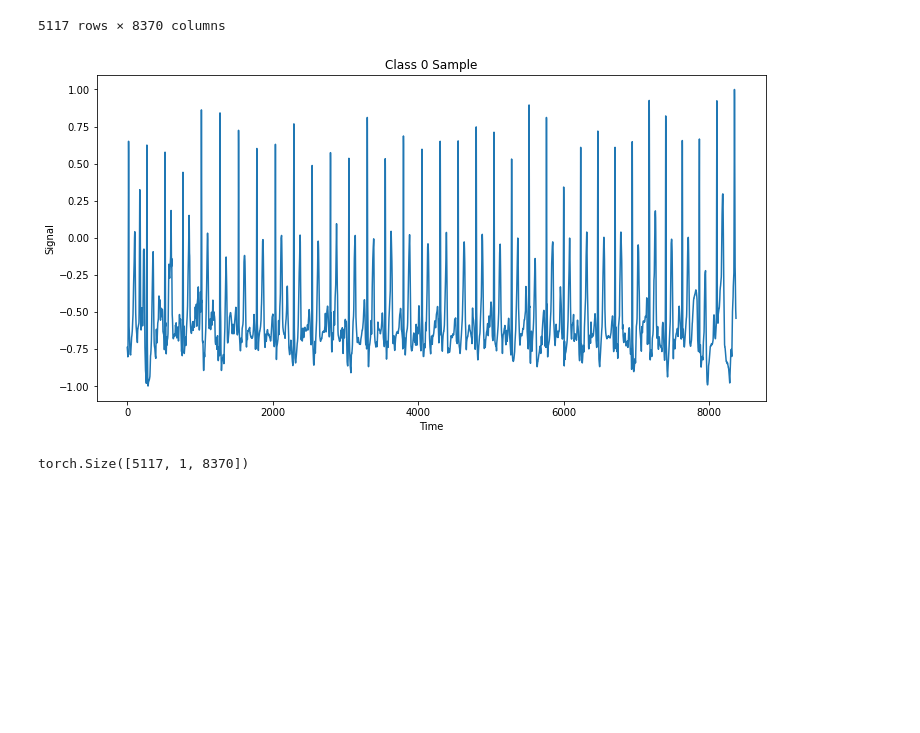
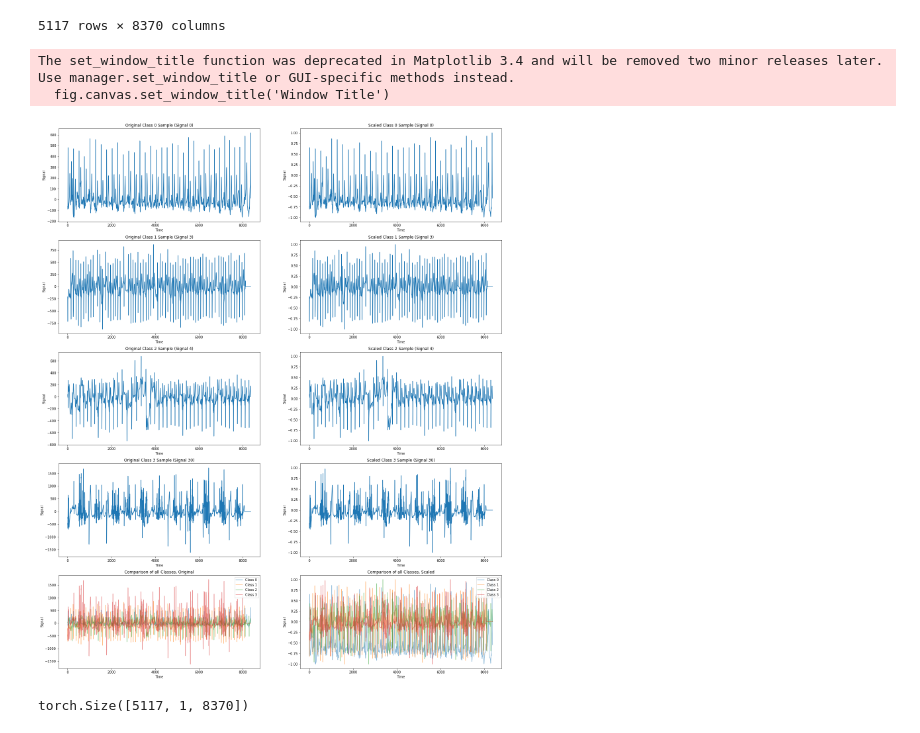
Before and after one commit to smueksch/advanced-machine-learning-tasks, a Jupyter notebook: task-2/auto-encoder/proof-of-concept.ipynb, the cells around one changed output. Saved outputs shown, nothing was run; the diff lists cells and outputs as text; code cells hidden in the pictures; blank space fills up the shorter version.

Commit message:
Fixing scaling preprocessing for AutoEncoder.

```diff
--- a/task-2/auto-encoder/proof-of-concept.ipynb
+++ b/task-2/auto-encoder/proof-of-concept.ipynb
@@ -73,20 +75,48 @@ display(X_train_scaled)
 | 5115 | -0.200000 | -0.190625 | -0.184375 | -0.175000 | -0.168750 | -0.165625 | -0.162500 | -0.156250 | -0.150000 | -0.140625 | ... | ... |
 | 5116 | 0.395462 | 0.202593 | -0.064830 | -0.351702 | -0.580227 | -0.646677 | -0.635332 | -0.505673 | -0.340357 | -0.179903 | ... | ... |
 5117 rows × 8370 columns
-# %%
-# Compare original with auto-encoded signal.
-num_rows = 1
-num_cols = 1
-fig, axs = plt.subplots(num_rows, num_cols, figsize=(12 * num_cols,6 * num_rows))
-
-fig.set_facecolor('white')
-
-axs.plot(list(range(len(X_train_scaled.iloc[0]))), X_train_scaled.iloc[0])
-axs.set(xlabel='Time', ylabel='Signal', title='Class 0 Sample')
-
-plt.show()
-# %% [output]
-[figure, removed]
+# %%
+# Plot hand-picked samples of each class.
+num_rows = 5
+num_cols = 2
+fig, axs = plt.subplots(num_rows, num_cols, figsize=(12 * num_cols,6 * num_rows))
+
+fig.set_facecolor('white')
+
+# Map of class to sample in that class
+signal_samples = {
+    0: 0,
+    1: 3,
+    2: 4,
+    3: 30
+}
+
+X_orig = X_train
+X_scaled = X_train_scaled
+x_range = list(range(X_orig.shape[1]))
+
+for class_, signal in signal_samples.items():
+    axs[class_][0].plot(x_range, X_orig.iloc[signal])
+    axs[class_][0].set(xlabel='Time', ylabel='Signal', title=f'Original Class {class_} Sample (Signal {signal})')
+
+    axs[class_][1].plot(x_range, X_scaled.iloc[signal])
+    axs[class_][1].set(xlabel='Time', ylabel='Signal', title=f'Scaled Class {class_} Sample (Signal {signal})')
+
+    # On last plot, overlap all the signals for comparison.
+    axs[-1][0].plot(x_range, X_orig.iloc[signal], alpha=0.5, label=f'Class {class_}')
+    axs[-1][1].plot(x_range, X_scaled.iloc[signal], alpha=0.5, label=f'Class {class_}')
+
+axs[-1][0].set(xlabel='Time', ylabel='Signal', title=f'Comparison of all Classes, Original')
+axs[-1][0].legend(loc='upper right')
+
+axs[-1][1].set(xlabel='Time', ylabel='Signal', title=f'Comparison of all Classes, Scaled')
+axs[-1][1].legend(loc='upper right')
+
+plt.show()
+# %% [output]
+The set_window_title function was deprecated in Matplotlib 3.4 and will be removed two minor releases later. Use manager.set_window_title or GUI-specific methods instead.
+  fig.canvas.set_window_title('Window Title')
+[figure, added]
 # %%
 X_train_tensor = torch.tensor(X_train_scaled.values, dtype=torch.float)
 # Unsqueeze X tensor to have another dimension representing the channel, this
```
Also changed, not shown: parts of 1 cell of this notebook, 2 other files.
